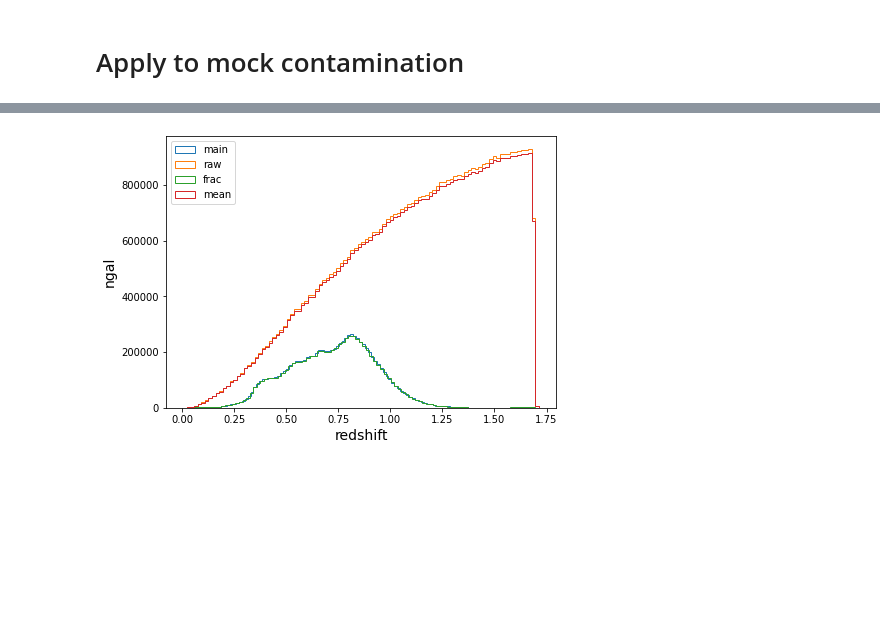
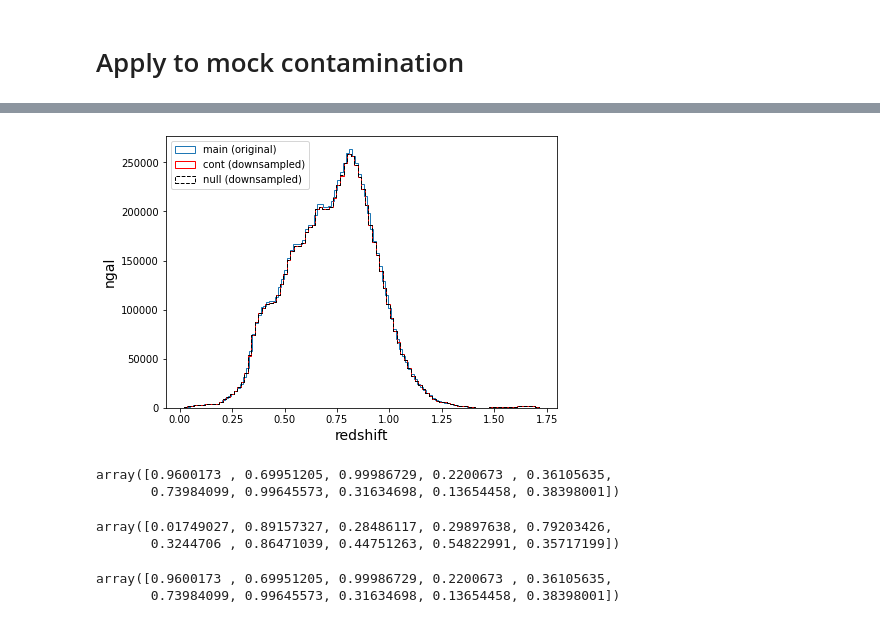
Before and after one commit to AlbertoRosado1/sysgen, a Jupyter notebook: dndz.ipynb, the cells around one changed output, grey strips where cells are left out. Saved outputs shown, nothing was run; the diff lists cells and outputs as text; code cells hidden in the pictures; blank space fills up the shorter version.

Commit message:
mock analysis, pycorr, pypower, BAOfit

```diff
--- a/dndz.ipynb
+++ b/dndz.ipynb
@@ -93,0 +140,22 @@ Wall time: 1min 16s
+# %%
+%%time
+norm_method = 'mean'
+downsampling = 'frac'
+nside = 256
+
+mock_main = ut.get_mock(contaminated=False, selection_fn=None, nside=nside, norm_method=norm_method, downsampling='mean',
+                        tracer='LRG', ph=0, main=1, nz=0, Y5=1, sv3=0)
+
+mock_raw = ut.get_mock(contaminated=False, selection_fn=None, nside=nside, norm_method=norm_method, downsampling='mean',
+                       tracer='LRG', ph=0, main=0, nz=0, Y5=1, sv3=0)
+
+mock_sh_frac = ut.get_mock(contaminated=True, selection_fn=nn_test1, nside=nside, norm_method=norm_method, downsampling=downsampling,
+                       do_shuffle=True, tracer='LRG', ph=0, main=0, nz=0, Y5=1, sv3=0)
+
+mock_uni_frac = ut.get_mock(contaminated=True, selection_fn=nn_test1, nside=nside, norm_method=norm_method, downsampling=downsampling,
+                       ignore_prob=True, tracer='LRG', ph=0, main=0, nz=0, Y5=1, sv3=0)
+
+mock_cont_frac = ut.get_mock(contaminated=True, selection_fn=nn_test1, nside=nside, norm_method=norm_method, downsampling=downsampling,
+                             tracer='LRG', ph=0, main=0, nz=0, Y5=1, sv3=0)
+#mock_cont = ut.get_mock(contaminated=True, selection_fn=nn_test1, nside=nside, norm_method=norm_method, downsampling='mean',
+#                        tracer='LRG', ph=0, main=0, nz=0, Y5=1, sv3=0)
@@ -93,0 +180,8 @@ Wall time: 1min 16s
+# %%
+%%time
+norm_method = 'mean'
+downsampling = 'frac'
+nside = 256
+
+mock_main = ut.get_mock(contaminated=False, selection_fn=None, nside=nside, norm_method=norm_method, downsampling='mean',
+                        tracer='LRG', ph=0, main=1, nz=0, Y5=1, sv3=0)
@@ -94,19 +193,41 @@ Wall time: 1min 16s
 # %%
 kw = dict(histtype='step', bins=100)
 font = 14
 fig = plt.gcf()
 fig.set_size_inches(7, 5)
 
-plt.hist(mock_main['Z'], label='main', **kw)
-plt.hist(mock_raw['Z'], label='raw', **kw)
-plt.hist(mock_cont_frac['Z'], label='frac', **kw)
-plt.hist(mock_cont['Z'], label='mean', **kw)
+#plt.hist(mock_main['Z'], label='main', lw=4, alpha=0.5, **kw)
+#plt.hist(mock_raw['Z'], label='raw', **kw)
+#plt.hist(mock_uni_frac['Z'], label='uni frac', **kw)
+plt.hist(mock_main['Z'], label='main (original)', **kw)
+plt.hist(mock_cont_frac['Z'], label='cont (downsampled)', color='r', **kw)
+plt.hist(mock_sh_frac['Z'], ls='--', label='null (downsampled)', color='k', **kw)
 
 plt.legend(loc='upper left')
 plt.ylabel('ngal', fontsize=font)
 plt.xlabel('redshift', fontsize=font)
-fn = os.path.join(f'hist_frac.png')
-#plt.savefig(fn, facecolor='white',bbox_inches='tight', pad_inches=0.1, dpi=200)
+fn = os.path.join(f'hist_frac_compare3.png')
+plt.savefig(fn, facecolor='white',bbox_inches='tight', pad_inches=0.1, dpi=200)
 plt.show()
 # %% [output]
-[figure, old version]
+[figure, new version]
+# %%
+import numpy as np
+seed = 24
+np.random.seed(seed=seed)
+np.random.uniform(size=10)
+# %% [output]
+array([0.9600173 , 0.69951205, 0.99986729, 0.2200673 , 0.36105635,
+       0.73984099, 0.99645573, 0.31634698, 0.13654458, 0.38398001])
+# %%
+np.random.seed(seed=seed*2)
+np.random.uniform(size=10)
+# %% [output]
+array([0.01749027, 0.89157327, 0.28486117, 0.29897638, 0.79203426,
+       0.3244706 , 0.86471039, 0.44751263, 0.54822991, 0.35717199])
+# %%
+np.random.seed(seed=seed)
+np.random.uniform(size=10)
+# %% [output]
+array([0.9600173 , 0.69951205, 0.99986729, 0.2200673 , 0.36105635,
+       0.73984099, 0.99645573, 0.31634698, 0.13654458, 0.38398001])
```
Also changed, not shown: parts of 7 cells of this notebook, 43 other files.
